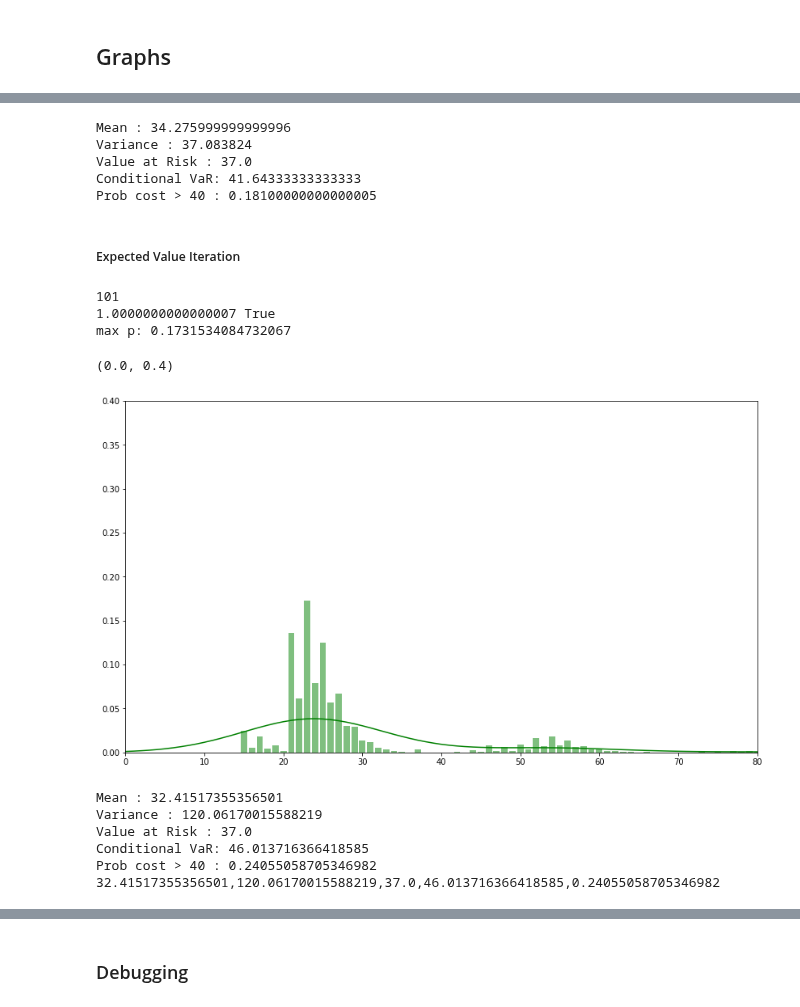
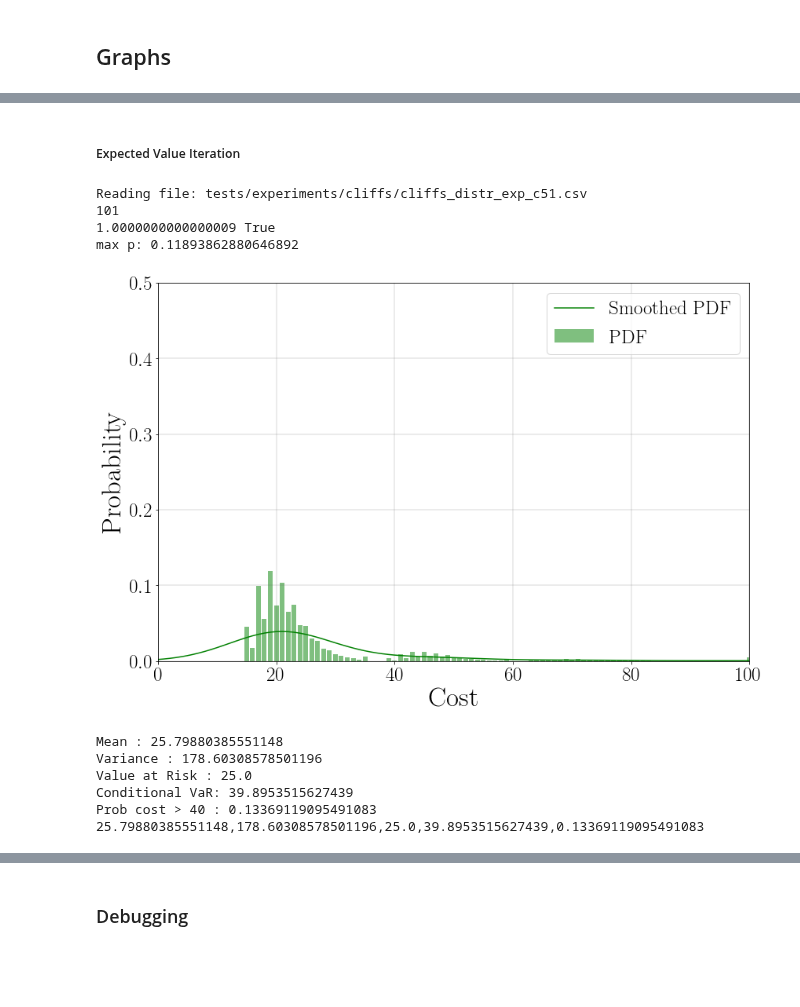
Before and after one commit to yannikschnitzer/prism, a Jupyter notebook: prism/distr.ipynb, the cells around one changed output, grey strips where cells are left out. Saved outputs shown, nothing was run; the diff lists cells and outputs as text; code cells hidden in the pictures; blank space fills up the shorter version.

```diff
--- a/prism/distr.ipynb
+++ b/prism/distr.ipynb
@@ -51,3 +52,15 @@ def prob_threshold(z, p, thresh):
             cum_p += atom
 
     return cum_p
+# %%
+# Graph Formating
+matplotlib.rcParams.update({
+    'font.family': 'serif',
+    'text.usetex': True
+})
+graphsize = 35
+file_path = 'tests/experiments/'
+experiment_name='cliffs'
+alg_type = 'vi' # Used only for the DTMC graph
+rep_type = 'c51'
+save_graphs = False
@@ -225,54 +131,49 @@ max p: 0.074
-# %%
-alpha=0.7
-thresh = 40
-
-print(f"Mean : {weighted_mean(z_q, rp_q)}")
-print(f"Variance : {variance(z_q, rp_q)}")
-var_q = VaR(z_q, rp_q, alpha)
-print(f"Value at Risk : {var_q}")
-print(f"Conditional VaR: {CVaR(z_q, rp_q, var_q, alpha)}")
-print(f"Prob cost > {thresh} : {prob_threshold(z_q, rp_q, thresh)}")
-# %% [output]
-Mean : 34.275999999999996
-Variance : 37.083824
-Value at Risk : 37.0
-Conditional VaR: 41.64333333333333
-Prob cost > 40 : 0.18100000000000005
 # %% [markdown]
 ##### Expected Value Iteration
 # %%
-dist = pd.read_csv('distr_exp_c51.csv')
+print('Reading file: '+file_path+experiment_name+'/'+experiment_name+'_distr_exp_'+rep_type+'.csv')
+dist = pd.read_csv(file_path+experiment_name+'/'+experiment_name+'_distr_exp_'+rep_type+'.csv')
 #dist.head(10)
 rx_e = dist['r'].to_numpy()
 rp_e = dist['p'].to_numpy()
 z_e = dist['z'].to_numpy()
 n = np.max(np.where(rp_e > 1e-8))
 rx_e = rx_e[0:n+1]
 rp_e = rp_e[0:n+1]
 z_e = z_e[0:n+1]
 
 print(len(dist.index))
 print(np.sum(rp_e), np.allclose(np.sum(rp_e), 1))
 print("max p:", np.max(rp_e))
 distr_e = scipy.stats.rv_discrete(values=(z_e, rp_e))
 # h = plt.bar(rx_e, rp_e, alpha=0.5)
-plt.figure(figsize=(14,8))
-h = plt.bar(z_e, rp_e, alpha=0.5, color='g')
+fig = plt.figure(figsize=(12,8))
+h = plt.bar(z_e, rp_e, alpha=0.5, color='g', label='PDF')
 kernel = scipy.stats.gaussian_kde(z_e, weights=rp_e)
 range = np.arange(0, z_e[-1]+z_e[1], z_e[1])
-plt.plot(range, kernel(z_e), color='g')
-plt.xlim([0,80])
-plt.ylim([0,0.4])
+plt.plot(range, kernel(z_e), color='g', label='Smoothed PDF')
+plt.xlim([0,100])
+plt.ylim([0,0.5])
+
+plt.legend(loc='upper right', fontsize=graphsize-10)
+plt.tick_params(axis='both', which='major', labelsize=graphsize-10)
+plt.ticklabel_format(axis='both')
+plt.xlabel('Cost', fontsize=graphsize)
+plt.ylabel('Probability', fontsize=graphsize)
+plt.grid(b=True, which='major', color='#666666', linestyle='-', linewidth=0.25)
+plt.tight_layout()
+plt.show()
+# plt.fill_between(range, kernel(range))
+
+if save_graphs:
+    fig.savefig(file_path+experiment_name+'/'+experiment_name+'_distr_'+alg_type+'_'+rep_type+".png", transparent=True, dpi=400)
 # %% [output]
+Reading file: tests/experiments/cliffs/cliffs_distr_exp_c51.csv
 101
-1.0000000000000007 True
-max p: 0.1731534084732067
+1.0000000000000009 True
+max p: 0.11893862880646892
-(0.0, 0.4)
-[figure, old version]
+[figure, new version]
 # %%
-alpha=0.7
-thresh = 40
-
 print(f"Mean : {weighted_mean(z_e, rp_e)}")
 print(f"Variance : {variance(z_e, rp_e)}")
 var_exp = VaR(z_e, rp_e, alpha)
@@ -281,9 +182,9 @@ print(f"Conditional VaR: {CVaR(z_e, rp_e, var_exp, alpha)}")
 print(f"Prob cost > {thresh} : {prob_threshold(z_e, rp_e, thresh)}")
 print(f"{weighted_mean(z_e, rp_e)},{variance(z_e, rp_e)},{var_exp},{CVaR(z_e, rp_e, var_exp, alpha)},{prob_threshold(z_e, rp_e, thresh)}")
 # %% [output]
-Mean : 32.41517355356501
-Variance : 120.06170015588219
-Value at Risk : 37.0
-Conditional VaR: 46.013716366418585
-Prob cost > 40 : 0.24055058705346982
-32.41517355356501,120.06170015588219,37.0,46.013716366418585,0.24055058705346982
+Mean : 25.79880385551148
+Variance : 178.60308578501196
+Value at Risk : 25.0
+Conditional VaR: 39.8953515627439
+Prob cost > 40 : 0.13369119095491083
+25.79880385551148,178.60308578501196,25.0,39.8953515627439,0.13369119095491083
```
Also changed, not shown: parts of 15 cells of this notebook, 5 other files.
